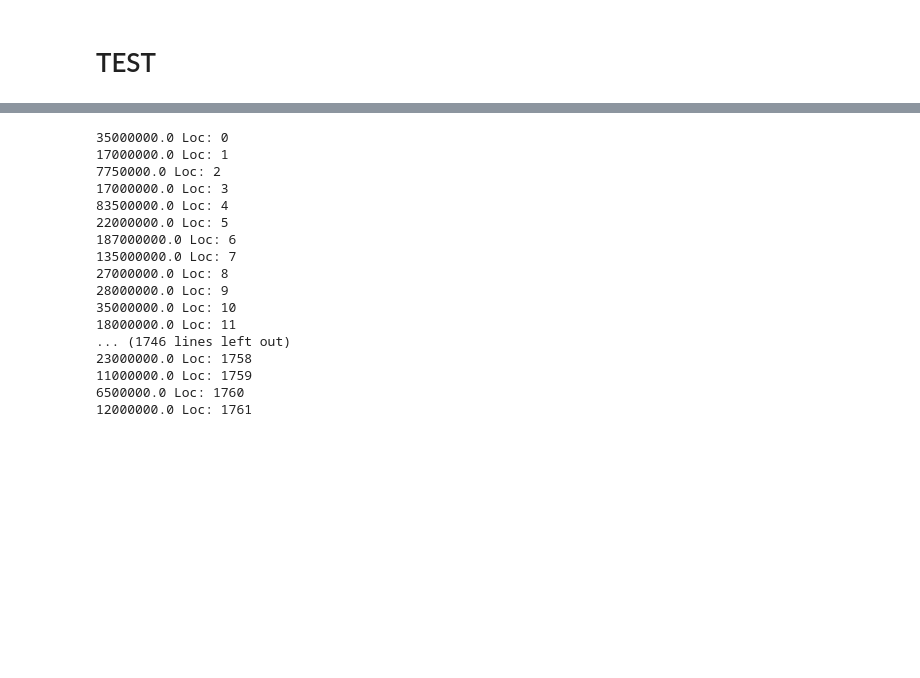
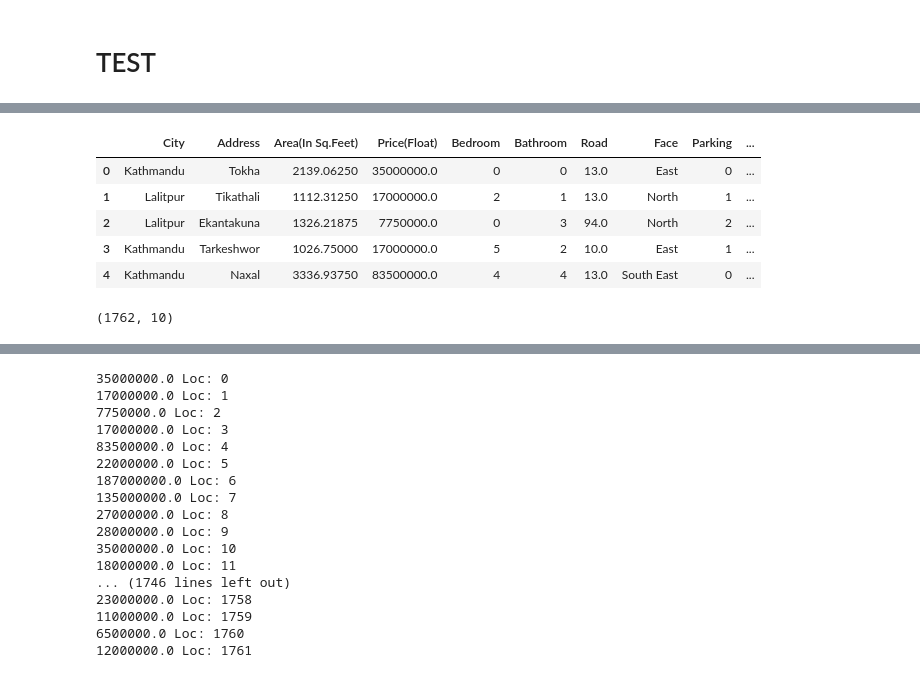
Before and after one commit to AshwinD-coder/Basstavik-Sampati, a Jupyter notebook: Untitled.ipynb, the cells around one changed output, grey strips where cells are left out. Cells and saved outputs as stored; diff of their text form; code cells hidden in the pictures; blank space fills up the shorter version.

```diff
--- a/Untitled.ipynb
+++ b/Untitled.ipynb
@@ -5,0 +26,13 @@ df = pd.read_csv('cleaned_dataset.csv')
+# %%
+df.head()
+# %% [output]
+|  | City | Address | Area(In Sq.Feet) | Price(Float) | Bedroom | Bathroom | Road | Face | Parking | ... |
+| 0 | Kathmandu | Tokha | 2139.06250 | 35000000.0 | 0 | 0 | 13.0 | East | 0 | ... |
+| 1 | Lalitpur | Tikathali | 1112.31250 | 17000000.0 | 2 | 1 | 13.0 | North | 1 | ... |
+| 2 | Lalitpur | Ekantakuna | 1326.21875 | 7750000.0 | 0 | 3 | 94.0 | North | 2 | ... |
+| 3 | Kathmandu | Tarkeshwor | 1026.75000 | 17000000.0 | 5 | 2 | 10.0 | East | 1 | ... |
+| 4 | Kathmandu | Naxal | 3336.93750 | 83500000.0 | 4 | 4 | 13.0 | South East | 0 | ... |
+# %%
+df.shape
+# %% [output]
+(1762, 10)
```
Also changed, not shown: parts of 45 cells of this notebook, 6 other files.
